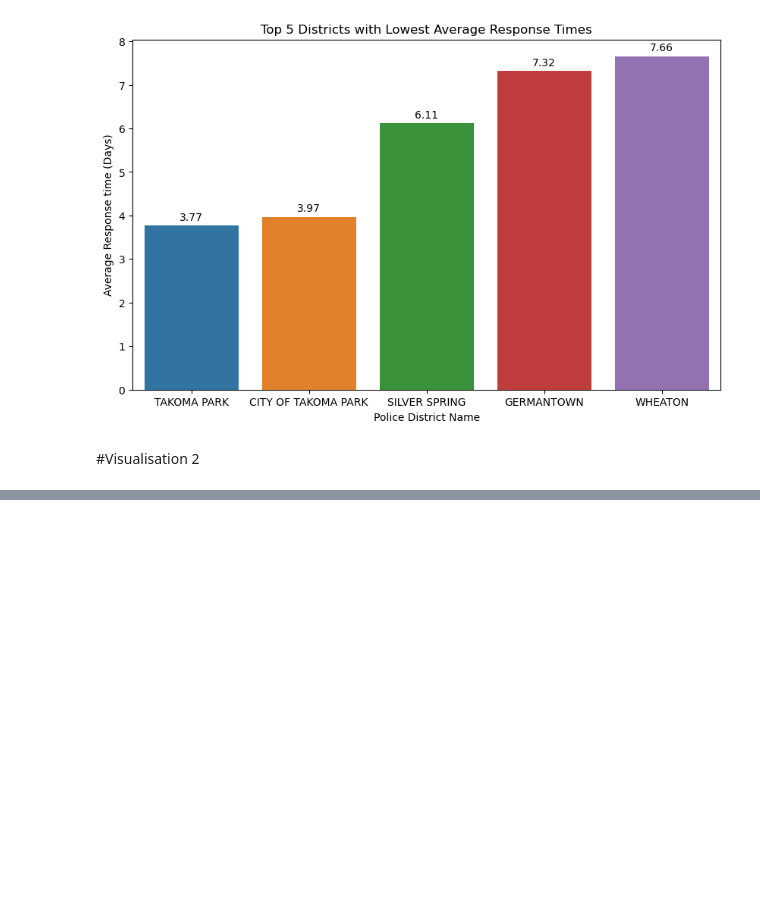
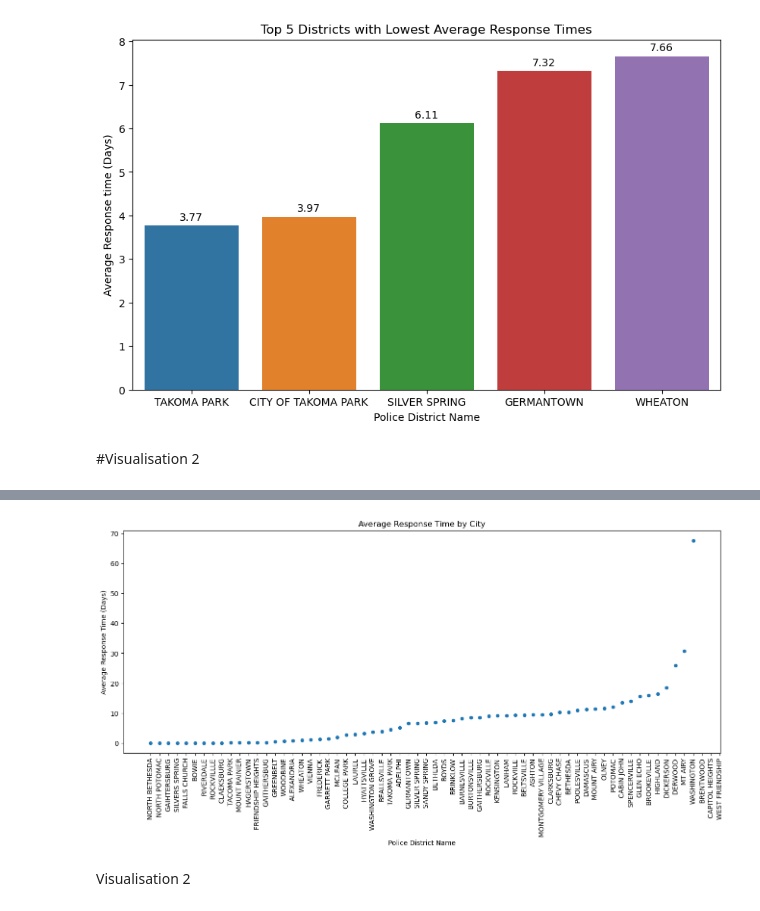
Before and after one commit to aquariusjr10/ADP, a Jupyter notebook: ADP1.ipynb, the cells around one changed output, grey strips where cells are left out. Drawn from its saved outputs; the diff is of its cells as text; code cells hidden in the pictures; blank space fills up the shorter version.

```diff
--- a/ADP1.ipynb
+++ b/ADP1.ipynb
@@ -131,0 +205,21 @@ df_D
+# %%
+avg_response_times = df_D.groupby('City')['Response_time_days'].mean().sort_values().reset_index()
+# %%
+# Create the scatter plot using seaborn
+plt.figure(figsize=(16, 6))
+sns.scatterplot(x='City', y='Response_time_days', data=avg_response_times)
+
+# Add a title and labels for the x-axis and y-axis
+plt.title('Average Response Time by City')
+plt.xlabel('Police District Name')
+plt.ylabel('Average Response Time (Days)')
+
+# Rotate the x-axis labels for better readability
+plt.xticks(rotation=90, ha='center')
+
+# Display the plot
+plt.show()
+# %% [output]
+[figure, added]
+# %% [markdown]
+Visualisation 2
```
Also changed, not shown: parts of 8 cells of this notebook.
